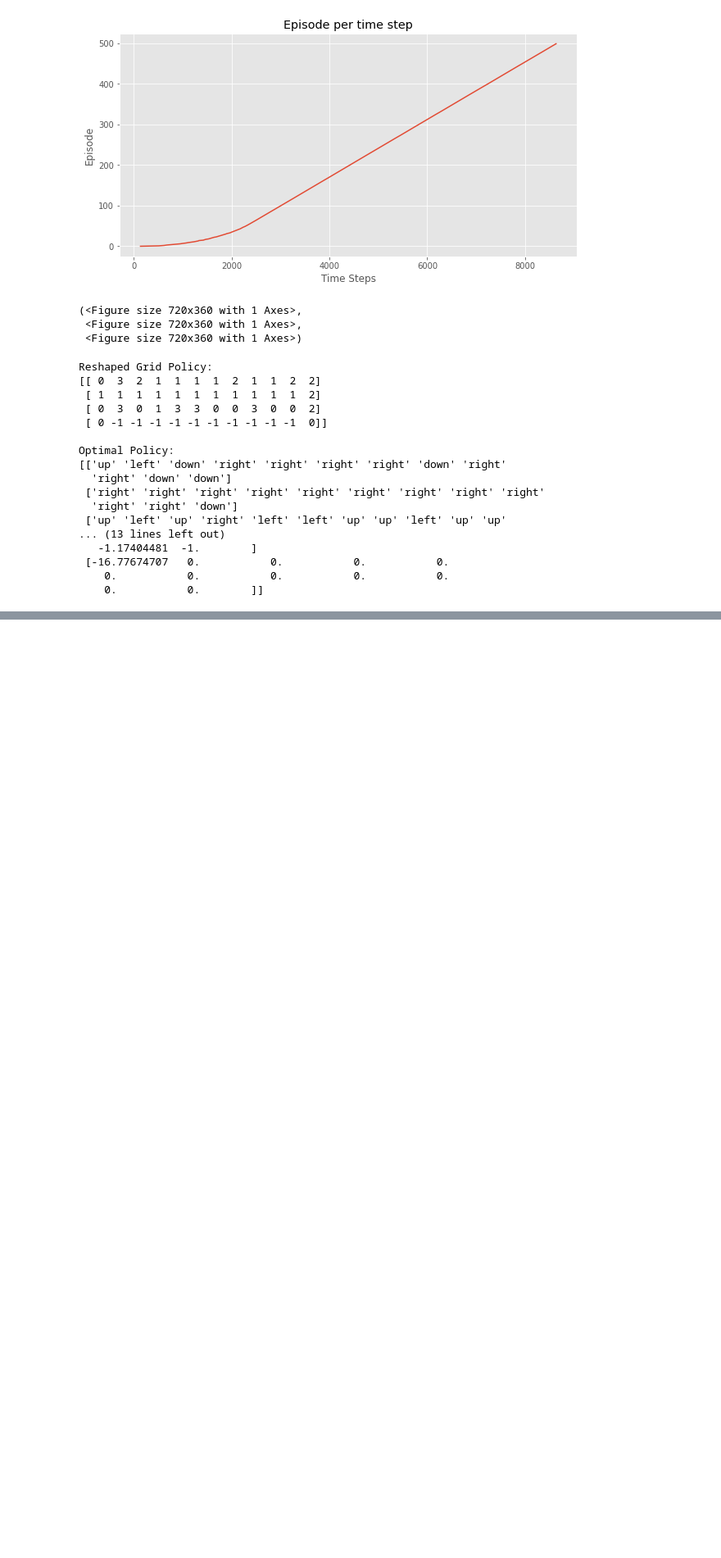
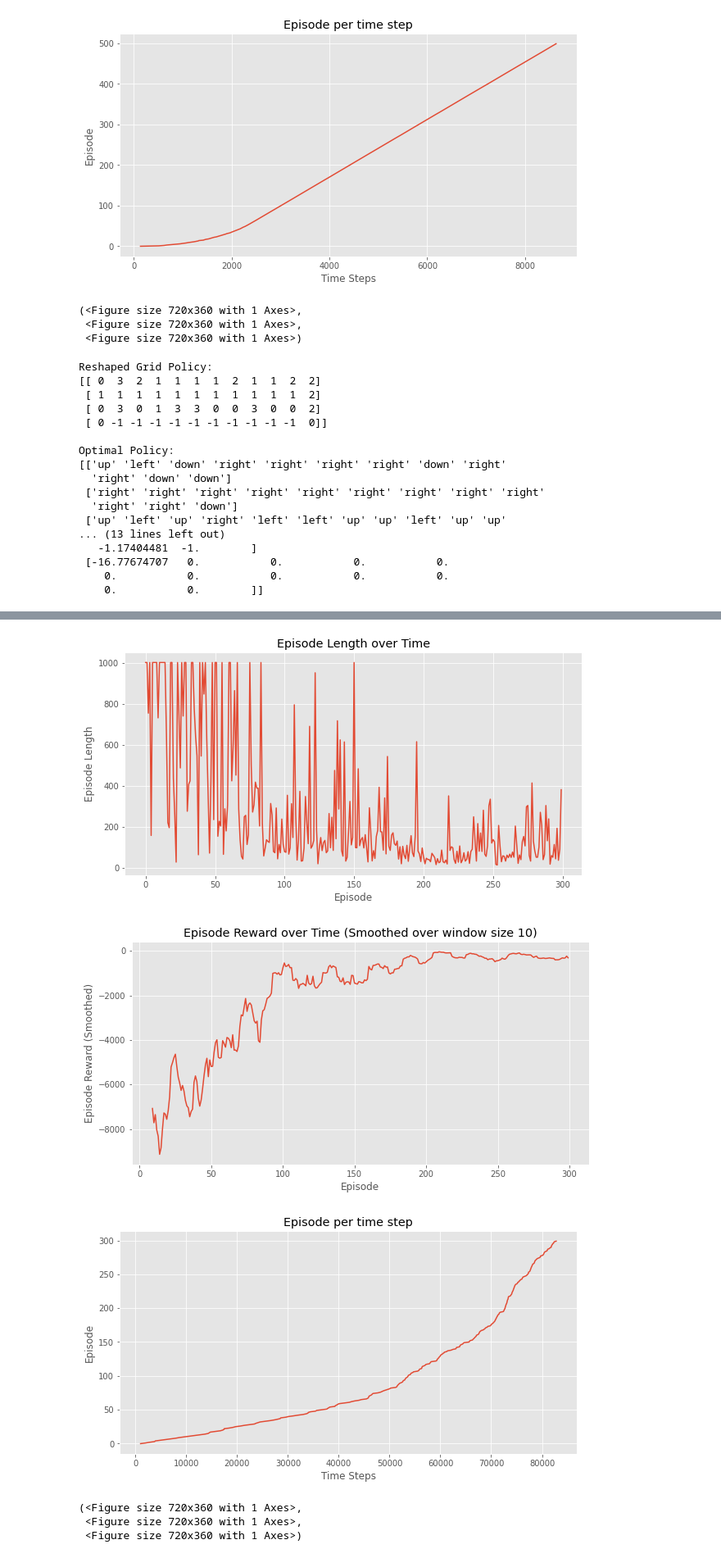
Before and after one commit to BenjaminSmith27/COSC517FinalProject, a Jupyter notebook: cliff.ipynb, the cells around one changed output, grey strips where cells are left out. Shown at 82% size. Saved outputs shown, nothing was run; the diff lists cells and outputs as text; code cells hidden in the pictures; blank space fills up the shorter version.

```diff
--- a/cliff.ipynb
+++ b/cliff.ipynb
@@ -650,7 +650,7 @@ import itertools
 #env = gym.make('CartPole-v1')
 env = CliffWalkingEnv()
 # An episode a full game
-train_episodes = 300
+train_episodes = 500
 test_episodes = 100
 
 def agent(state_shape, action_shape):
@@ -770,7 +770,7 @@ for episode in range(train_episodes):
         observation = new_observation
         total_training_rewards += reward
 
-        if done:
+        if done or t > 1000:
             print('Total training rewards: {} after n steps = {} with final reward = {}'.format(total_training_rewards, episode, reward))
             stats.episode_rewards[episode] = total_training_rewards
             stats.episode_lengths[episode] = t
@@ -804 +804,10 @@ Total training rewards: -52 after n steps = 299 with final reward = -1
 Copying main network weights to the target network weights
+# %%
+plot_episode_stats(stats)
+# %% [output]
+[figure, added]
+[figure, added]
+[figure, added]
+(<Figure size 720x360 with 1 Axes>,
+ <Figure size 720x360 with 1 Axes>,
+ <Figure size 720x360 with 1 Axes>)
```
Also changed, not shown: parts of 2 cells of this notebook.
